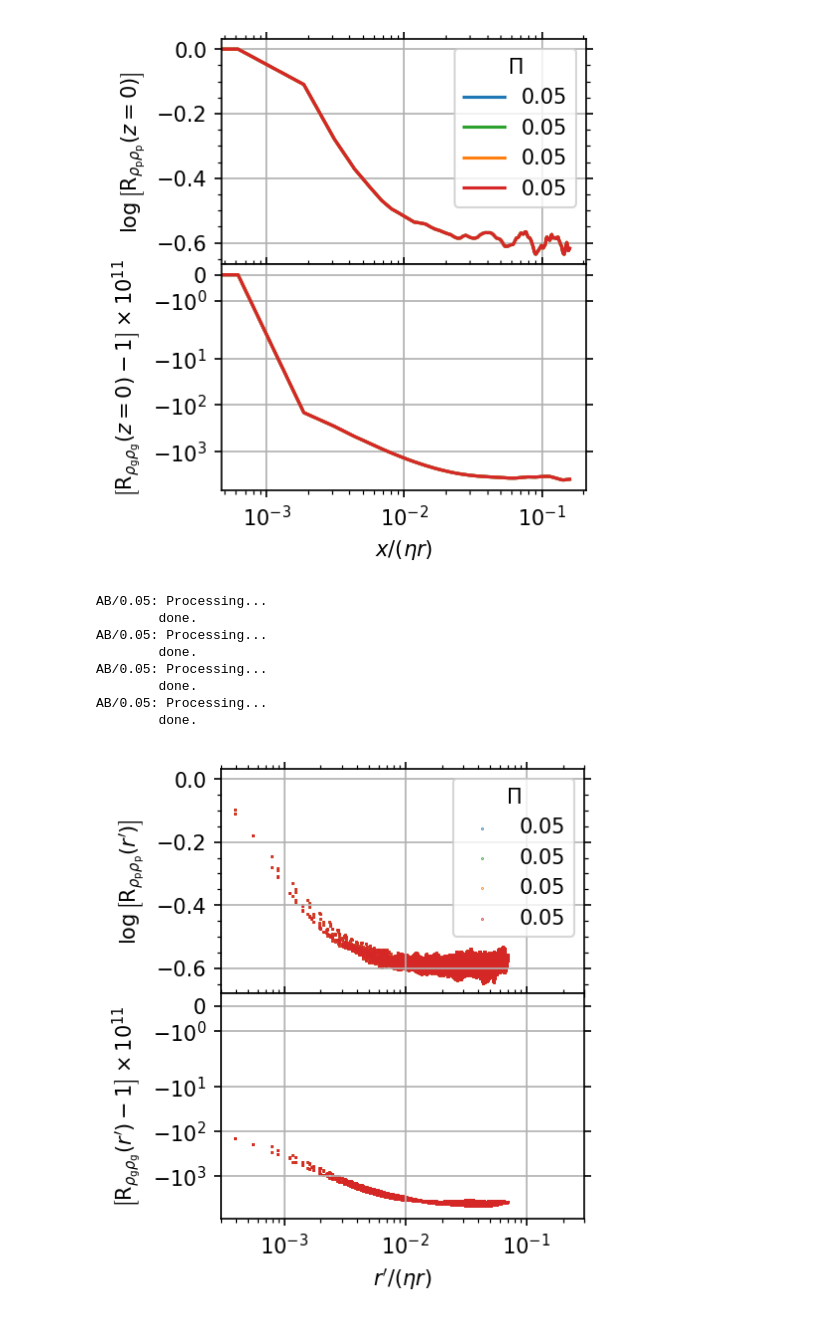
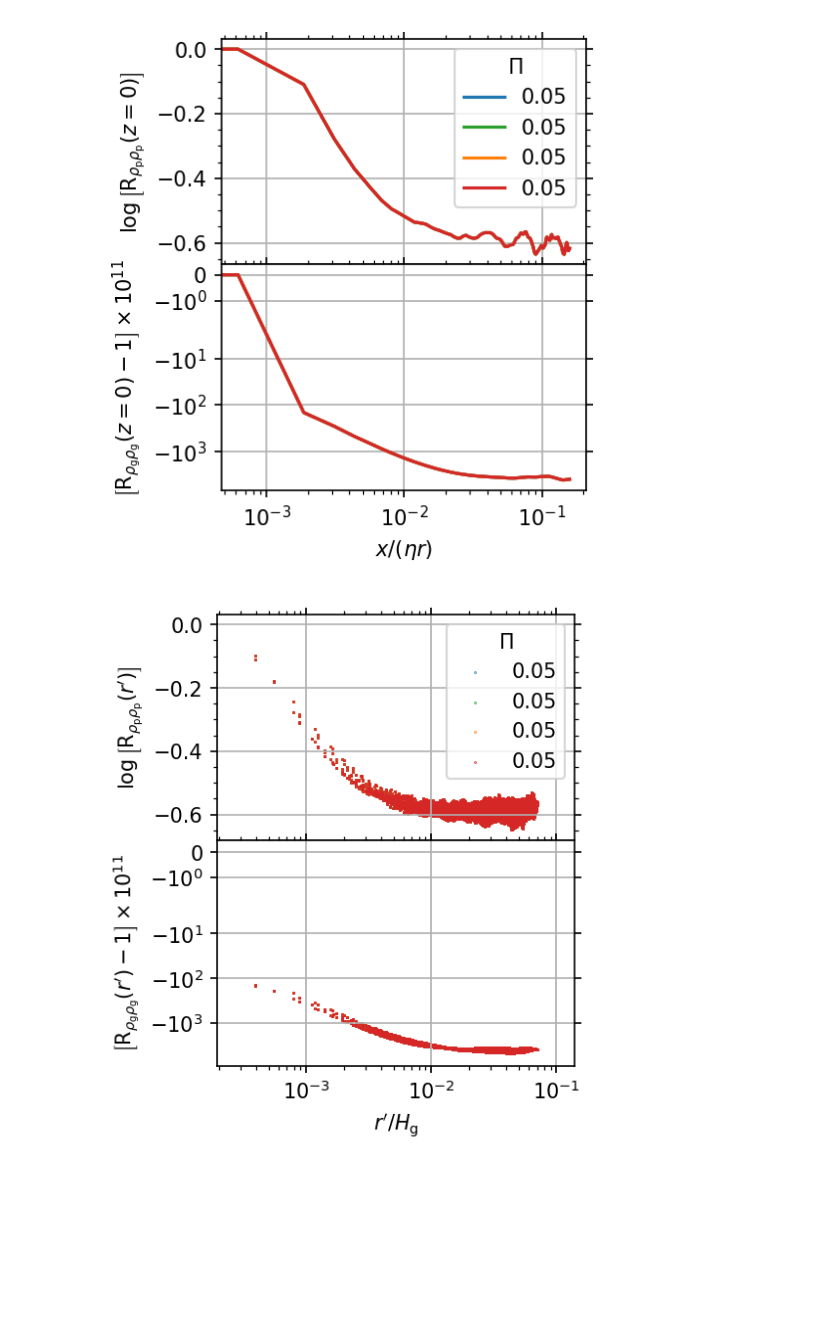
Before and after one commit to sabaronett/streaming-instability, a Jupyter notebook: ipynb/ACF.ipynb, the cells around one changed output. Cells and saved outputs as stored; diff of their text form; code cells hidden in the pictures; blank space fills up the shorter version.

```diff
--- a/ipynb/ACF.ipynb
+++ b/ipynb/ACF.ipynb
@@ -247,56 +247,46 @@ res = 256
 
 for i, Pi in enumerate(Pis):
     # Collect parameters and plot densities
-    print(f'{case}/{Pi[0]}: Processing...', flush=True)
+    # print(f'{case}/{Pi[0]}: Processing...', flush=True)
     path = f'{workdir}/{case}/{Pi[0]}/{res}'
     athinput = athena_read.athinput(f'{path}/athinput.si')
     c_s = athinput['hydro']['iso_sound_speed']
-    etar = float(Pi[0])*c_s
+    # etar = float(Pi[0])*c_s
     data = athena_read.athdf(f'{path}/athdf/SI.out1.00100.athdf')
     xv, zv = data['x1v'], data['x2v']
+    left, right = xv[-1]/res, np.sqrt(8)*xv[-1]
     x0, z0 = int(len(xv)/2), int(len(zv)/2)
     pole = (xv[x0], zv[z0])
     rv = norms(xv, zv, pole)
     ft = fftpack.fft2(data['rhop'][0])
     ac = fftpack.ifft2(ft*np.conjugate(ft)).real
     norm = ac/ac[0][0]
     shift = fftpack.fftshift(norm)
     log = np.log10(shift)
     ft = fftpack.fft2(data['rho'][0])
     ac = fftpack.ifft2(ft*np.conjugate(ft)).real
     norm = ac/ac[0][0]
     shift = fftpack.fftshift(norm)
     offset = (shift - 1)*1e11
 
     axs[0].scatter(rv, log, s=0.1, color=Pi[1], label=Pi[0])
     axs[1].scatter(rv, offset, s=0.1, color=Pi[1])
-
-    # axs[0].scatter(rv/etar, log, s=0.1, color=Pi[1], label=Pi[0])
-    # axs[1].scatter(rv/etar, offset, s=0.1, color=Pi[1])
-    print(f'\tdone.', flush=True)
+    # print(f'\tdone.', flush=True)
 
 for ax in axs.flat:
     ax.grid()
     ax.label_outer()
     ax.minorticks_on()
     ax.tick_params(axis='both', which='both', top=True, right=True)
 
 # Format and save figure
 axs[0].legend(loc='upper right', title=r'$\Pi$')
 axs[0].set(ylabel=r'$\log\left[\mathrm{R}_{\rho_\mathrm{p}\rho_\mathrm{p}}(r^\prime)\right]$')
-axs[1].set(xlim=(3e-4, 3e-1), ylim=(-9e3, 0.5), xscale='log', yscale='symlog',
-           xlabel=r'$r^\prime/(\eta r)$',
+axs[1].set(xlim=(left, right), ylim=(-9e3, 0.5), xscale='log', yscale='symlog',
+           xlabel=r'$r^\prime/H_\mathrm{g}$',
            ylabel=r'$\left[\mathrm{R}_{\rho_\mathrm{g}\rho_\mathrm{g}}(r^\prime)-1\right]\times10^{11}$')
 plt.subplots_adjust(hspace=0)
 # plt.savefig(f'figs/{case}_Rs_pow-spect.png', bbox_inches='tight', pad_inches=0.01)
 plt.show()
 # %% [output]
-AB/0.05: Processing...
-        done.
-AB/0.05: Processing...
-        done.
-AB/0.05: Processing...
-        done.
-AB/0.05: Processing...
-        done.
-[figure, old version]
+[figure, new version]
```
Also changed, not shown: parts of 16 cells of this notebook.
